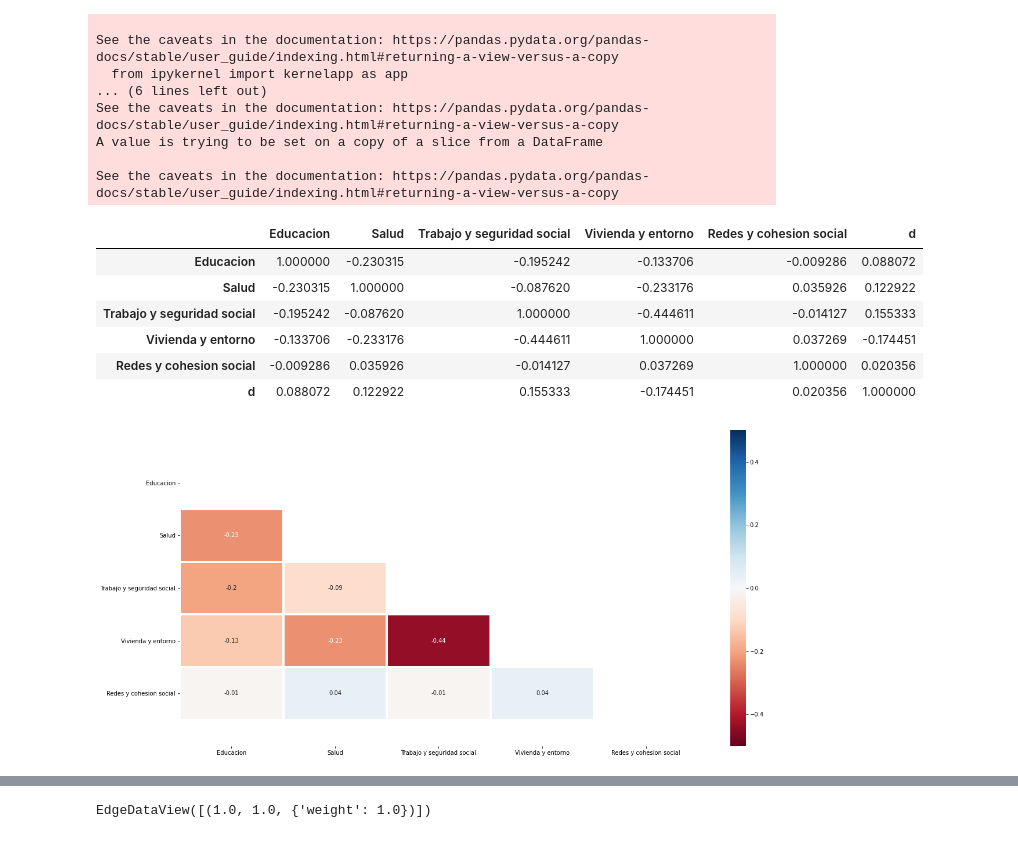
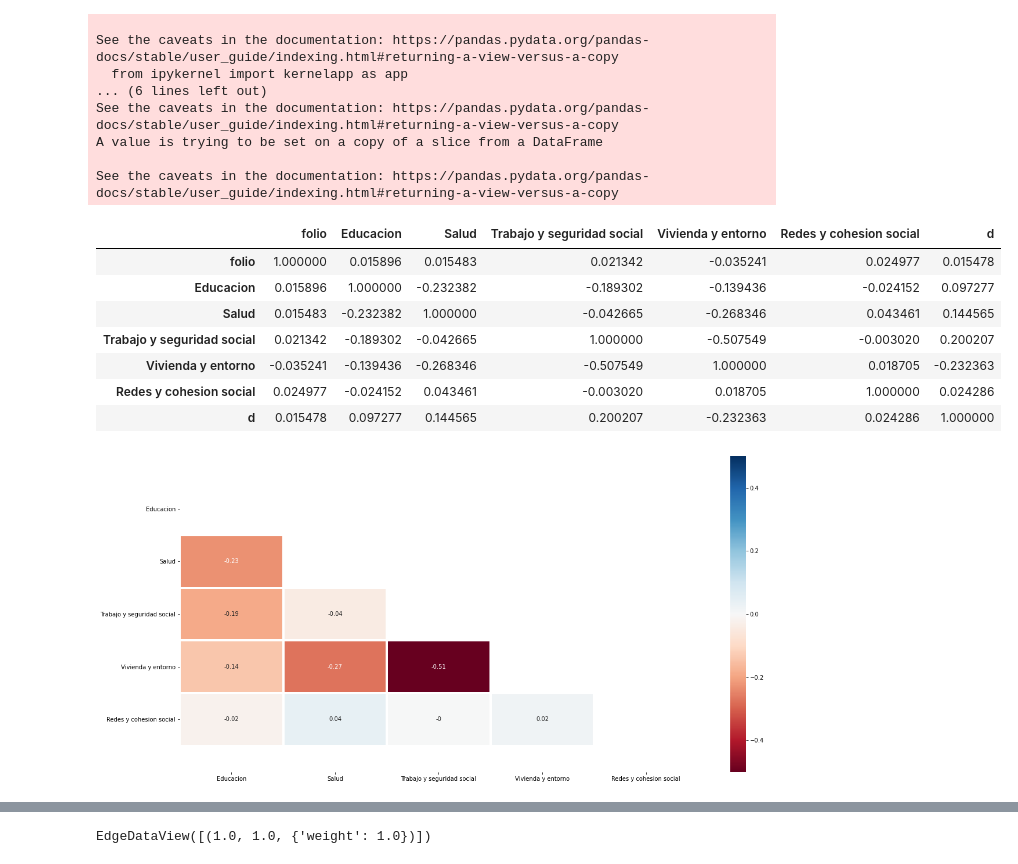
Before and after one commit to Maxmuleiv/Proyecto-Industrial, a Jupyter notebook: AnalisisPobrezaMultidimensional.ipynb, the cells around one changed output, grey strips where cells are left out. Saved outputs shown, nothing was run; the diff lists cells and outputs as text; code cells hidden in the pictures.

```diff
--- a/AnalisisPobrezaMultidimensional.ipynb
+++ b/AnalisisPobrezaMultidimensional.ipynb
@@ -140,10 +141,9 @@ pearson5d.to_excel(excel_writer = "pearson5d.xlsx")
 # %%
 tipohogares=casen[["folio","Asistencia","Rezago escolar","Escolaridad","Malnutricion infantil","Sistema de salud","Atencion","Ocupacion","Seguridad social","Jubilaciones","Habitabilidad","Servicios basicos","Entorno","Apoyo y participacion social","Trato igualitario","Seguridad","d"]]
-tipohogares.head()
-
-
+tipohogares=tipohogares.drop_duplicates()
 t_hogares=len(tipohogares.index)
 print("total de hogares =",t_hogares)
+
 hogar_unip=tipohogares[tipohogares.d == 1]
 hogar_mononuc=tipohogares[tipohogares.d == 2]
 hogar_binuc=tipohogares[tipohogares.d == 3]
@@ -214,7 +218,7 @@ for p in dim.index:
   dim['Redes y cohesion social'][p]=dim['Apoyo y participacion social'][p]+dim['Trato igualitario'][p]+dim['Seguridad'][p]
   dim["Educacion"][p]=int(dim["Educacion"][p])
 #dim[dim.Educacion == 3]
-dim1=dim[["Educacion","Salud","Trabajo y seguridad social","Vivienda y entorno","Redes y cohesion social","d"]]
+dim1=dim[["folio","Educacion","Salud","Trabajo y seguridad social","Vivienda y entorno","Redes y cohesion social","d"]]
 
 #casen_hogares=casen[["Asistencia","Rezago escolar","Escolaridad","Malnutricion infantil","Sistema de salud","Atencion","Ocupacion","Seguridad social","Jubilaciones","Habitabilidad","Servicios basicos","Entorno","Apoyo y participacion social","Trato igualitario","Seguridad"]]
 # %% [output]
@@ -237,22 +241,25 @@ A value is trying to be set on a copy of a slice from a DataFrame
 See the caveats in the documentation: https://pandas.pydata.org/pandas-docs/stable/user_guide/indexing.html#returning-a-view-versus-a-copy
 # %%
 dim2=dim1.drop(['d'],axis=1)
+dim2=dim2.drop_duplicates()
+dim2=dim2.drop(['folio'],axis=1)
 pearsonDim = dim1.corr(method='pearson')
 pearsonDim
 # %% [output]
-|  | Educacion | Salud | Trabajo y seguridad social | Vivienda y entorno | Redes y cohesion social | d |
-| Educacion | 1.000000 | -0.230315 | -0.195242 | -0.133706 | -0.009286 | 0.088072 |
-| Salud | -0.230315 | 1.000000 | -0.087620 | -0.233176 | 0.035926 | 0.122922 |
-| Trabajo y seguridad social | -0.195242 | -0.087620 | 1.000000 | -0.444611 | -0.014127 | 0.155333 |
-| Vivienda y entorno | -0.133706 | -0.233176 | -0.444611 | 1.000000 | 0.037269 | -0.174451 |
-| Redes y cohesion social | -0.009286 | 0.035926 | -0.014127 | 0.037269 | 1.000000 | 0.020356 |
-| d | 0.088072 | 0.122922 | 0.155333 | -0.174451 | 0.020356 | 1.000000 |
+|  | folio | Educacion | Salud | Trabajo y seguridad social | Vivienda y entorno | Redes y cohesion social | d |
+| folio | 1.000000 | 0.015896 | 0.015483 | 0.021342 | -0.035241 | 0.024977 | 0.015478 |
+| Educacion | 0.015896 | 1.000000 | -0.232382 | -0.189302 | -0.139436 | -0.024152 | 0.097277 |
+| Salud | 0.015483 | -0.232382 | 1.000000 | -0.042665 | -0.268346 | 0.043461 | 0.144565 |
+| Trabajo y seguridad social | 0.021342 | -0.189302 | -0.042665 | 1.000000 | -0.507549 | -0.003020 | 0.200207 |
+| Vivienda y entorno | -0.035241 | -0.139436 | -0.268346 | -0.507549 | 1.000000 | 0.018705 | -0.232363 |
+| Redes y cohesion social | 0.024977 | -0.024152 | 0.043461 | -0.003020 | 0.018705 | 1.000000 | 0.024286 |
+| d | 0.015478 | 0.097277 | 0.144565 | 0.200207 | -0.232363 | 0.024286 | 1.000000 |
 # %%
 # OBTENCION HEATMAPS PEARSON, KENDALL Y SPEARMAN POR DIMENSIONES
 
 creacion_heatmap("pearson",dim2,True,"DIM")
 # %% [output]
-[figure, old version]
+[figure, new version]
 # %%
 # exportacion datos correlaciones excel
 
```
Also changed, not shown: parts of 26 cells of this notebook.
